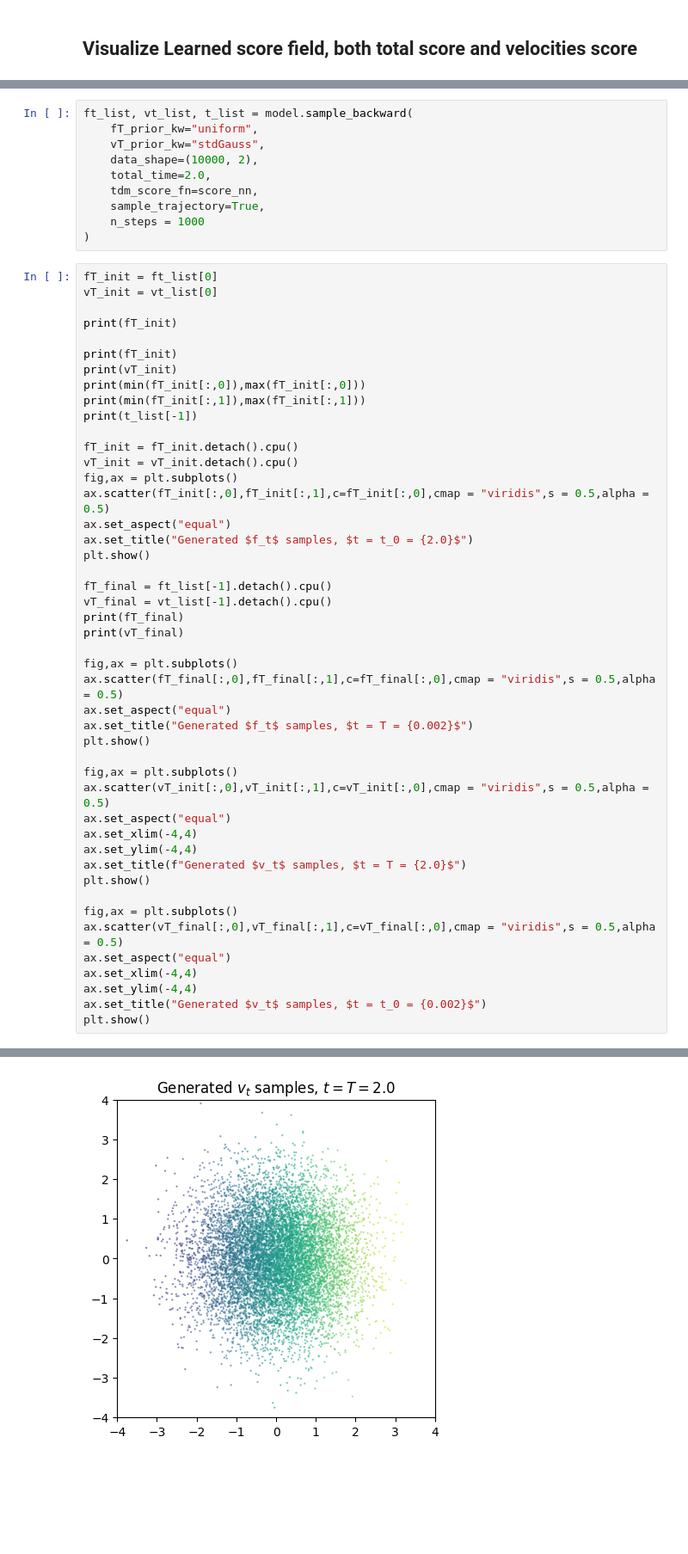
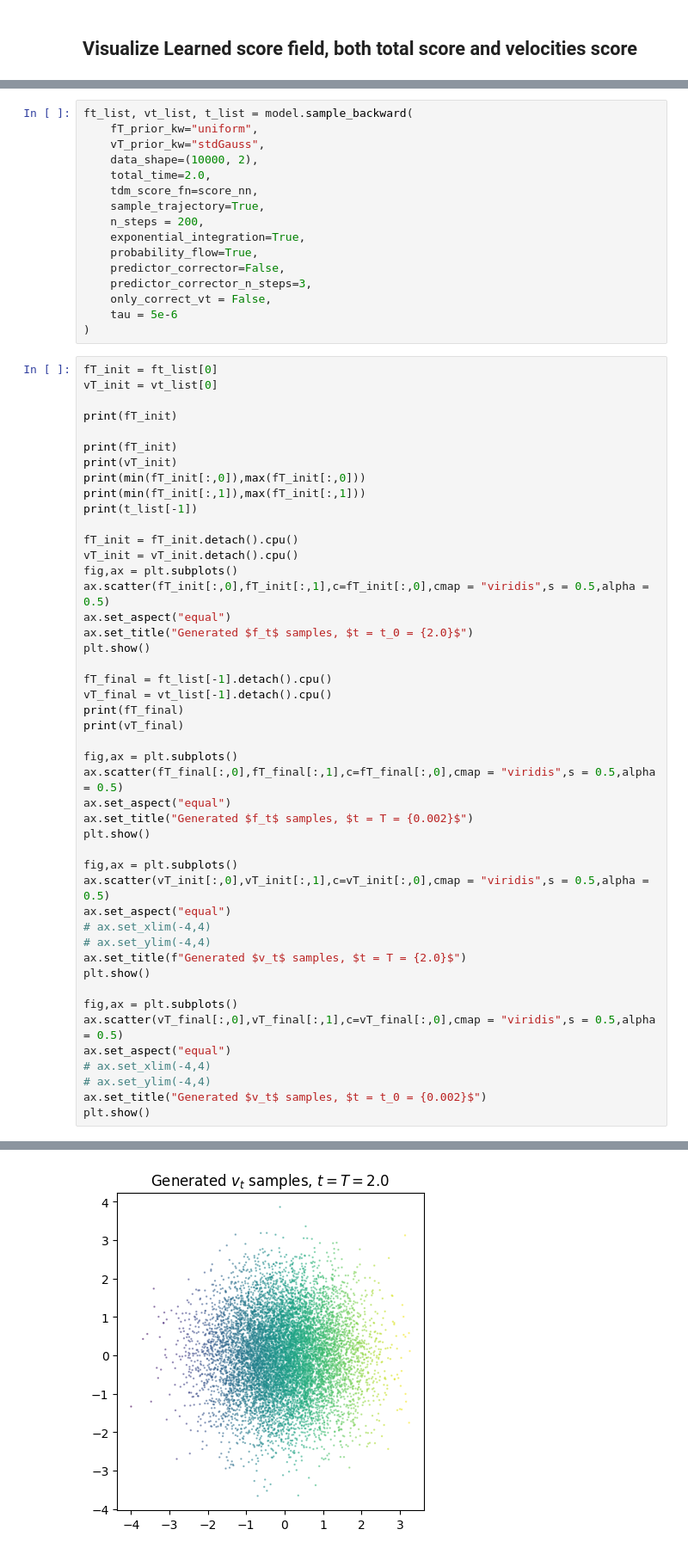
Before and after one commit to MateosCz/diffusion-playground, a Jupyter notebook: checkerboard_analysis.ipynb, the cells around one changed output, grey strips where cells are left out. Shown at 86% size. Cells and saved outputs as stored; diff of their text form; blank space fills up the shorter version.

```diff
--- a/checkerboard_analysis.ipynb
+++ b/checkerboard_analysis.ipynb
@@ -405,7 +431,13 @@ ft_list, vt_list, t_list = model.sample_backward(
     total_time=2.0,
     tdm_score_fn=score_nn,
     sample_trajectory=True,
-    n_steps = 1000
+    n_steps = 200,
+    exponential_integration=True,
+    probability_flow=True,
+    predictor_corrector=False,
+    predictor_corrector_n_steps=3,
+    only_correct_vt = False,
+    tau = 5e-6
 )
 # %%
 fT_init = ft_list[0]
@@ -441,16 +473,16 @@ plt.show()
 fig,ax = plt.subplots()
 ax.scatter(vT_init[:,0],vT_init[:,1],c=vT_init[:,0],cmap = "viridis",s = 0.5,alpha = 0.5)
 ax.set_aspect("equal")
-ax.set_xlim(-4,4)
-ax.set_ylim(-4,4)
+# ax.set_xlim(-4,4)
+# ax.set_ylim(-4,4)
 ax.set_title(f"Generated $v_t$ samples, $t = T = {2.0}$")
 plt.show()
 
 fig,ax = plt.subplots()
 ax.scatter(vT_final[:,0],vT_final[:,1],c=vT_final[:,0],cmap = "viridis",s = 0.5,alpha = 0.5)
 ax.set_aspect("equal")
-ax.set_xlim(-4,4)
-ax.set_ylim(-4,4)
+# ax.set_xlim(-4,4)
+# ax.set_ylim(-4,4)
 ax.set_title("Generated $v_t$ samples, $t = t_0 = {0.002}$")
 plt.show()
 # %% [output]
@@ -490 +522 @@ tensor([[ 0.0426,  0.0275],
-[figure, old version]
+[figure, new version]
```
Also changed, not shown: parts of 11 cells of this notebook, 5 other files.
